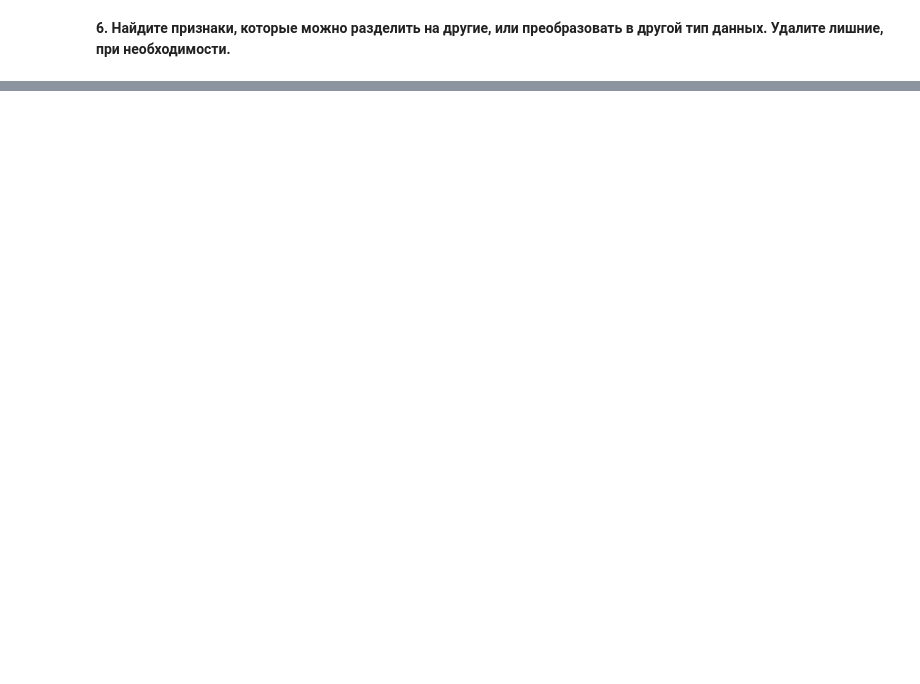
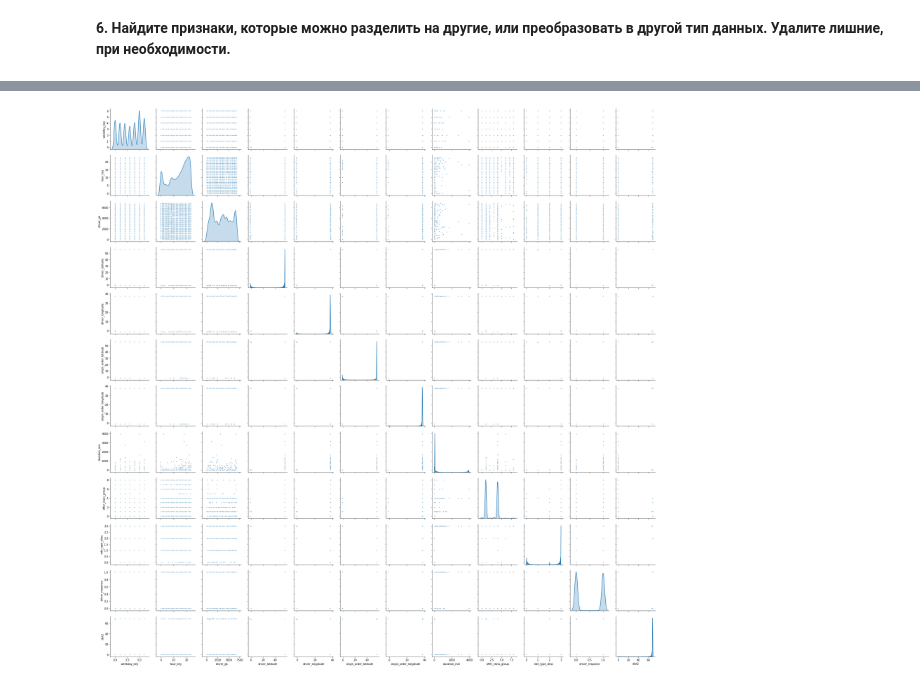
Before and after one commit to AlexeyUdod/dvp, a Jupyter notebook: dvp_fin.ipynb, the cells around one changed output, grey strips where cells are left out. Cells and saved outputs as stored; diff of their text form; code cells hidden in the pictures; blank space fills up the shorter version.

```diff
--- a/dvp_fin.ipynb
+++ b/dvp_fin.ipynb
@@ -319,0 +249,2 @@ preds = bst.predict(dtest)
+# %%
+data = data.drop(data.columns[[0,4,9]],axis=1)
@@ -319,0 +253,3 @@ preds = bst.predict(dtest)
+# %%
+data['dist2'] = ((data.driver_latitude - data.origin_order_latitude)**2 +
+                 (data.driver_longitude - data.origin_order_longitude)**2)**0.5
@@ -319,0 +263,5 @@ preds = bst.predict(dtest)
+# %%
+sns.pairplot(data, diag_kind='kde', markers='.')
+plt.gcf().set_size_inches(30,30)
+# %% [output]
+[figure, added]
```
Also changed, not shown: parts of 67 cells of this notebook.
